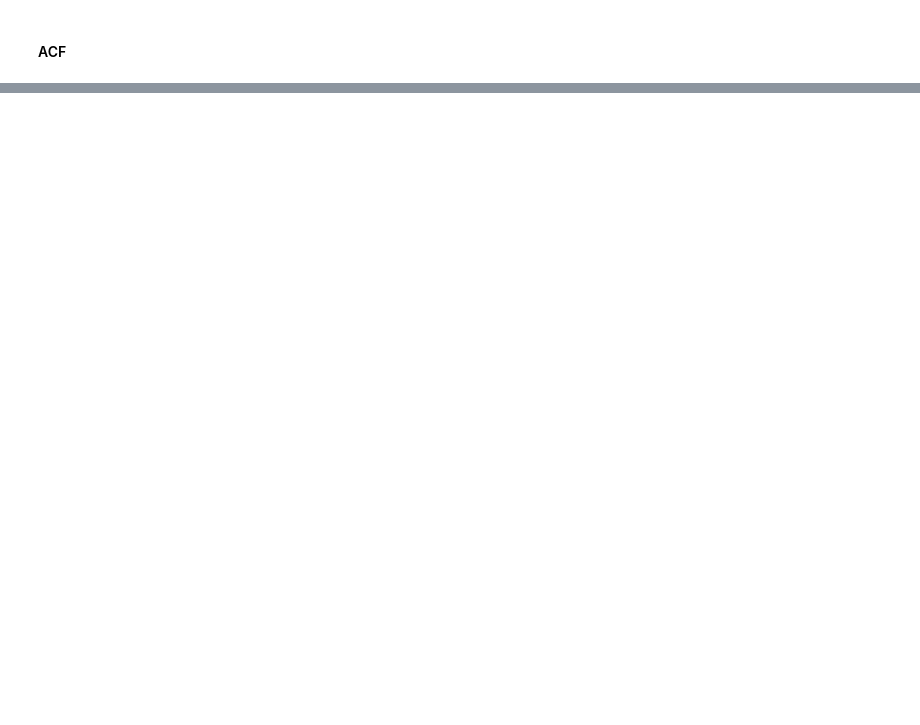
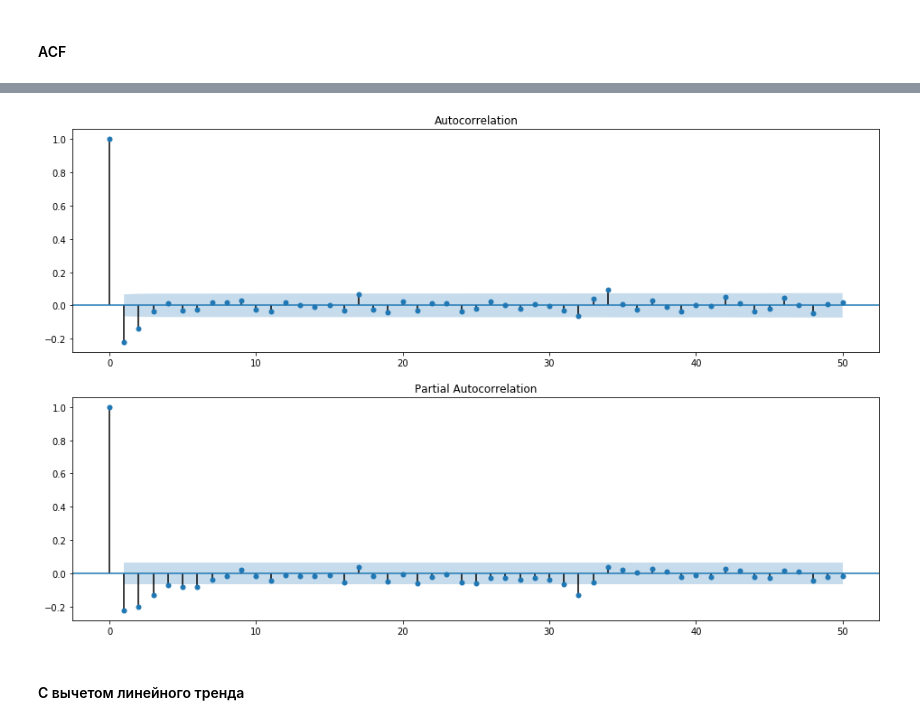
Before and after one commit to Bullldoger/prediction_theory, a Jupyter notebook: notebooks/Labs.ipynb, the cells around one changed output, grey strips where cells are left out. Drawn from its saved outputs; the diff is of its cells as text; code cells hidden in the pictures; blank space fills up the shorter version.

```diff
--- a/notebooks/Labs.ipynb
+++ b/notebooks/Labs.ipynb
@@ -899,0 +919,3 @@ corred_p = np.correlate(p_times[:, 0], p_times[:, 0], mode='full')
+# %%
+p_times = pd.read_excel('../data/Time Series.xls', sheet_name='Давление в абсорбере')
+p_times.head()
@@ -899,0 +929,3 @@ corred_p = np.correlate(p_times[:, 0], p_times[:, 0], mode='full')
+# %%
+p_times = p_times.values
+times = np.array([[i * 4 for i in range(p_times.shape[0])]]).T
@@ -899,0 +944,6 @@ corred_p = np.correlate(p_times[:, 0], p_times[:, 0], mode='full')
+# %%
+p_diffs = np.diff(p_times[:, 0], n=1)[:880]
+grouped_series = un_group(p_diffs, 5)
+
+plt.figure(figsize=(16, 10))
+ans = plt.boxplot(grouped_series)
@@ -899,0 +952,12 @@ corred_p = np.correlate(p_times[:, 0], p_times[:, 0], mode='full')
+# %%
+fig = plt.figure(figsize=(16, 10))
+
+ax1 = fig.add_subplot(211)
+ax2 = fig.add_subplot(212)
+
+fig = sm.graphics.tsa.plot_acf(p_diffs, lags=50, ax=ax1 )
+fig = sm.graphics.tsa.plot_pacf(p_diffs, lags=50, ax=ax2)
+# %% [output]
+[figure, added]
+# %% [markdown]
+#### С вычетом линейного тренда
```
Also changed, not shown: parts of 20 cells of this notebook.
